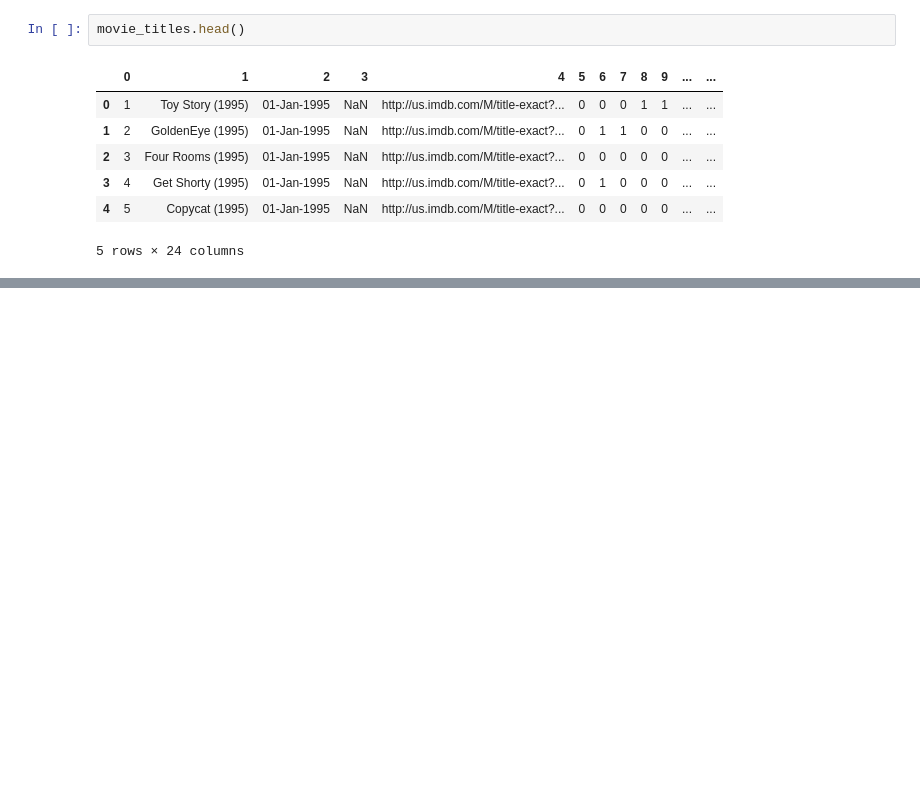
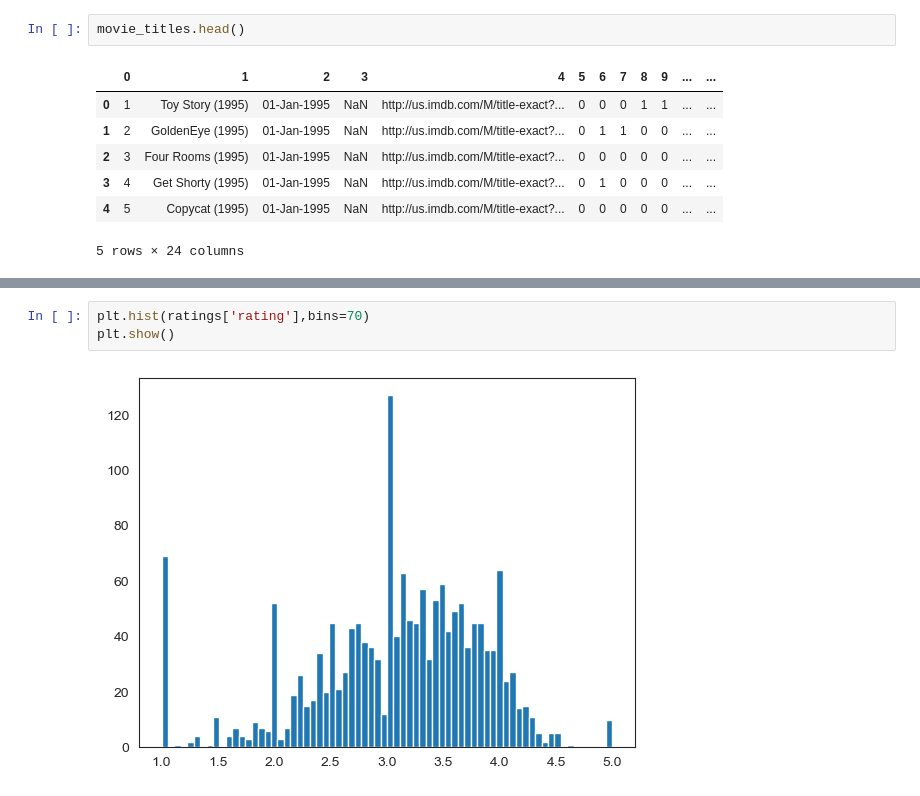
Before and after one commit to dawoodshahzad07/Movie-Recommendation, a Jupyter notebook: movie.ipynb, the cells around one changed output, grey strips where cells are left out. Saved outputs shown, nothing was run; the diff lists cells and outputs as text; blank space fills up the shorter version.

```diff
--- a/movie.ipynb
+++ b/movie.ipynb
@@ -44,0 +133,5 @@ movie_titles.head()
+# %%
+plt.hist(ratings['rating'],bins=70)
+plt.show()
+# %% [output]
+[figure, added]
```
Also changed, not shown: parts of 21 cells of this notebook.
